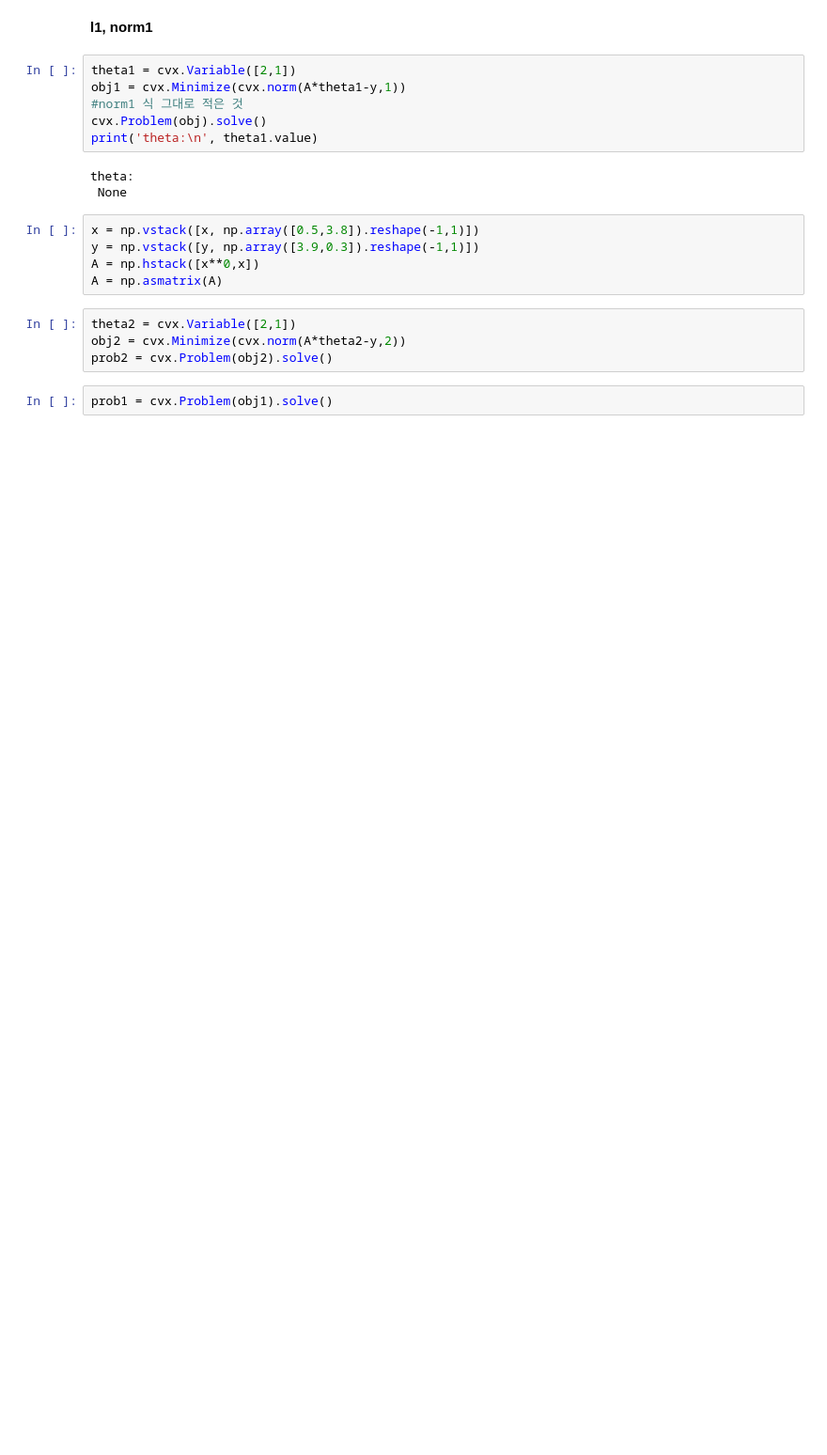
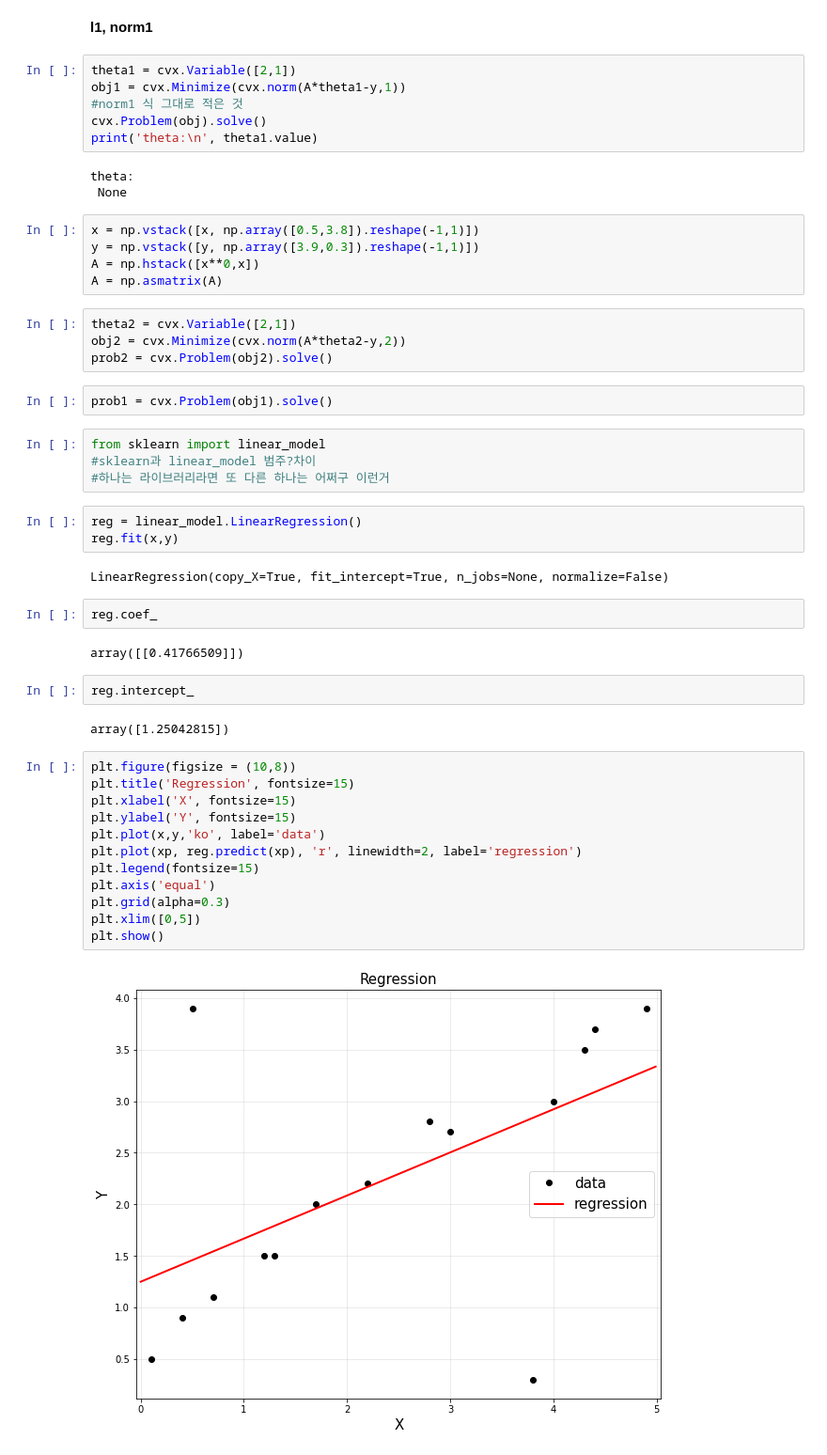
Before and after one commit to brandnewmin/brandnewm, a Jupyter notebook: ch3reg_week1_1.ipynb, the cells around one changed output. Shown: that part at 94% size. Drawn from its saved outputs; the diff is of its cells as text; blank space fills up the shorter version.

```diff
--- a/ch3reg_week1_1.ipynb
+++ b/ch3reg_week1_1.ipynb
@@ -169,3 +169,34 @@ obj2 = cvx.Minimize(cvx.norm(A*theta2-y,2))
 prob2 = cvx.Problem(obj2).solve()
 # %%
 prob1 = cvx.Problem(obj1).solve()
+# %%
+from sklearn import linear_model
+#sklearn과 linear_model 범주?차이
+#하나는 라이브러리라면 또 다른 하나는 어쩌구 이런거
+# %%
+reg = linear_model.LinearRegression()
+reg.fit(x,y)
+# %% [output]
+LinearRegression(copy_X=True, fit_intercept=True, n_jobs=None, normalize=False)
+# %%
+reg.coef_
+# %% [output]
+array([[0.41766509]])
+# %%
+reg.intercept_
+# %% [output]
+array([1.25042815])
+# %%
+plt.figure(figsize = (10,8))
+plt.title('Regression', fontsize=15)
+plt.xlabel('X', fontsize=15)
+plt.ylabel('Y', fontsize=15)
+plt.plot(x,y,'ko', label='data')
+plt.plot(xp, reg.predict(xp), 'r', linewidth=2, label='regression')
+plt.legend(fontsize=15)
+plt.axis('equal')
+plt.grid(alpha=0.3)
+plt.xlim([0,5])
+plt.show()
+# %% [output]
+[figure, added]
```
